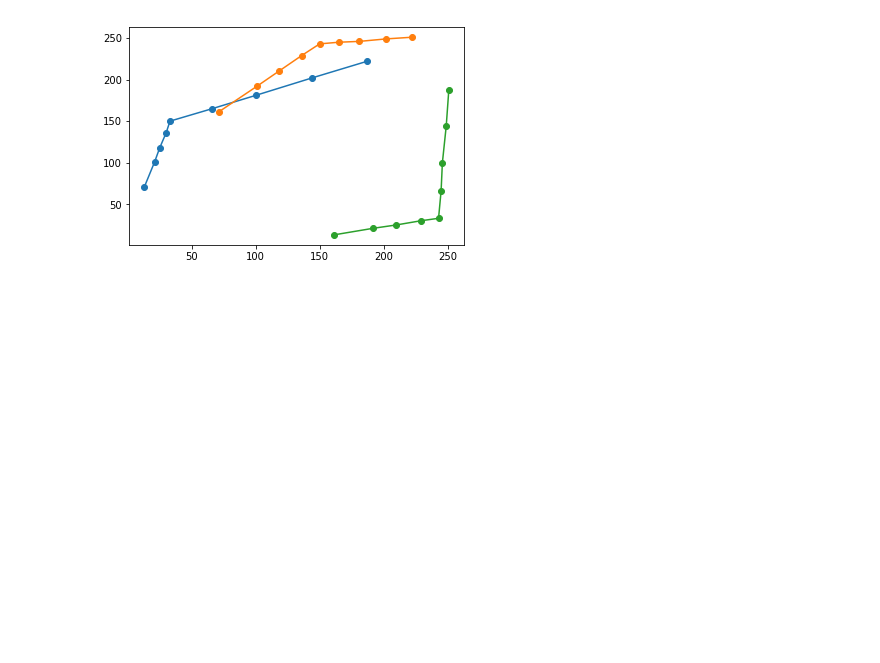
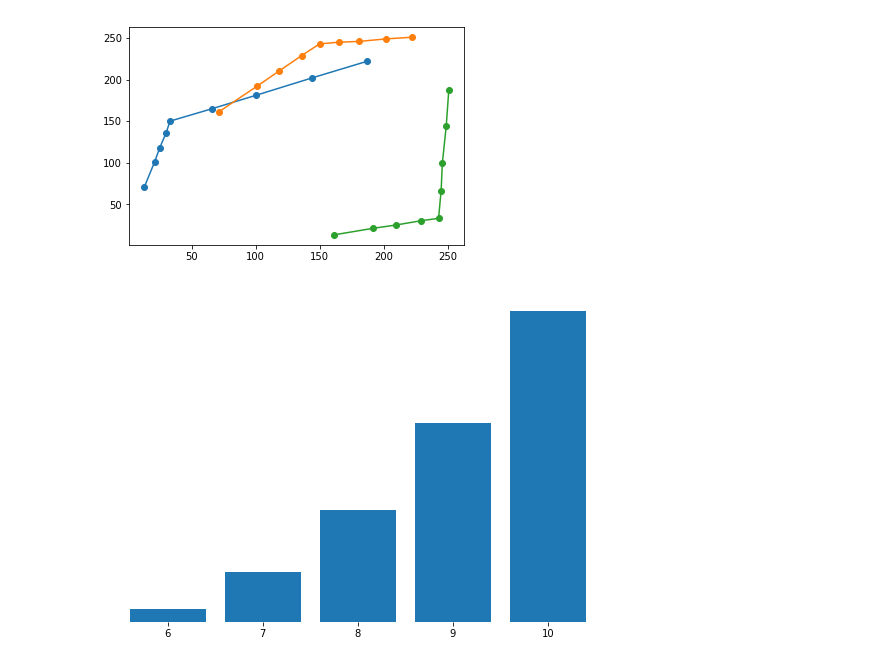
Before and after one commit to coreygirard/less, a Jupyter notebook: demo.ipynb, the cells around one changed output. Cells and saved outputs as stored; diff of their text form; code cells hidden in the pictures; blank space fills up the shorter version.

```diff
--- a/demo.ipynb
+++ b/demo.ipynb
@@ -111,3 +111,15 @@ plt.plot([i[2] for i in d],[i[0] for i in d],'o-')
 plt.show()
 # %% [output]
 [figure]
+# %%
+x = [6, 7, 8, 9, 10]
+y = [1, 4, 9, 16, 25]
+
+chart = less.Chart(9, 6)
+
+chart.vbar(x=x, y=y)
+chart.spine.bottom.ticks.major(x)
+
+chart.render()
+# %% [output]
+[figure, added]
```
Also changed, not shown: parts of 3 cells of this notebook, 8 other files.
